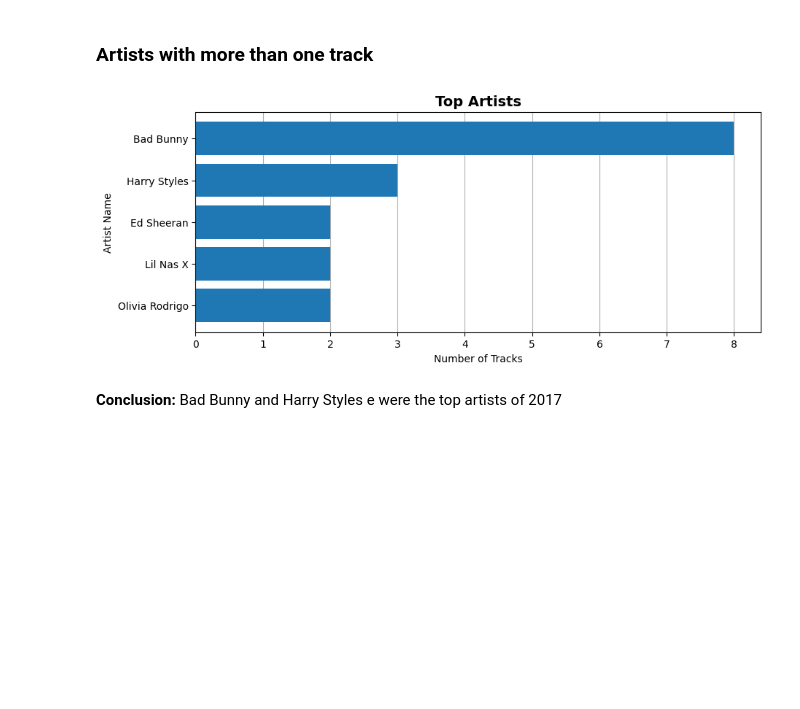
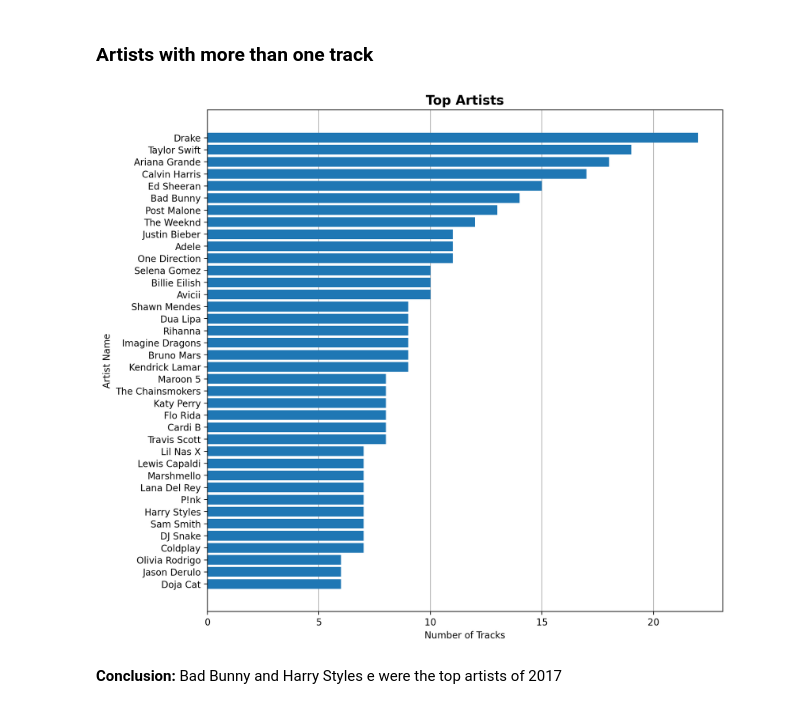
Before and after one commit to bernard-ng/unh-spotify-prediction, a Jupyter notebook: index.ipynb, the cells around one changed output. Drawn from its saved outputs; the diff is of its cells as text; code cells hidden in the pictures; blank space fills up the shorter version.

Commit message:
playlist for 10years

```diff
--- a/index.ipynb
+++ b/index.ipynb
@@ -158,7 +162,7 @@ None
 ### **parsing of text**
 Removing some unnecessary columns from the data frame to make the data set easier to parse and work with
 # %%
-df = raw_df[['rank','track_name', 'track_uri', 'track_added_at', 'track_popularity', 'danceability', 'energy', 'key', 'loudness',
+df = raw_df[['playlist_year','track_name', 'track_uri', 'track_added_at', 'track_popularity', 'danceability', 'energy', 'key', 'loudness',
     'mode', 'speechiness', 'acousticness', 'instrumentalness', 'liveness', 'valence', 'tempo', 'duration_ms',
     'time_signature', 'artist_name', 'album_name']]
 # %% [markdown]
@@ -209,35 +213,35 @@ Full description of audio features: https://developer.spotify.com/documentation/
 # %%
 # Group by artist_name and count the number of tracks
 top_artists = df.groupby('artist_name')['track_uri'].count().reset_index(name='count')
 
 # Remove artists with a count less than or equal to 1
-top_artists = top_artists[top_artists['count'] > 1]
+top_artists = top_artists[top_artists['count'] > 5]
 
 # Sort the artists by count in descending order
 top_artists = top_artists.sort_values('count', ascending=False)
 
 # Plot the bar chart
-fig, ax = plt.subplots(figsize=(10, 4), dpi=100)
+fig, ax = plt.subplots(figsize=(10, 10), dpi=200)
 ax.barh(top_artists['artist_name'], top_artists['count'], zorder=2)
 
 # Reverse the axis so that the artist names are displayed vertically
 ax.invert_yaxis()
 
 # Set the labels and title
 ax.set_xlabel("Number of Tracks")
 ax.set_ylabel("Artist Name")
 ax.set_title("Top Artists")
 
 # Remove the legend and increase the size and boldness of the title
 ax.title.set_size(14)
 ax.title.set_weight('bold')
 
 # Set the grid lines behind the bars
 ax.grid(axis='x', zorder=0)
 
 plt.show()
 # %% [output]
-[figure, old version]
+[figure, new version]
 # %% [markdown]
 **Conclusion:** Bad Bunny and Harry Styles e were the top artists of 2017
 # %%
```
Also changed, not shown: parts of 28 cells of this notebook, 2 other files.
